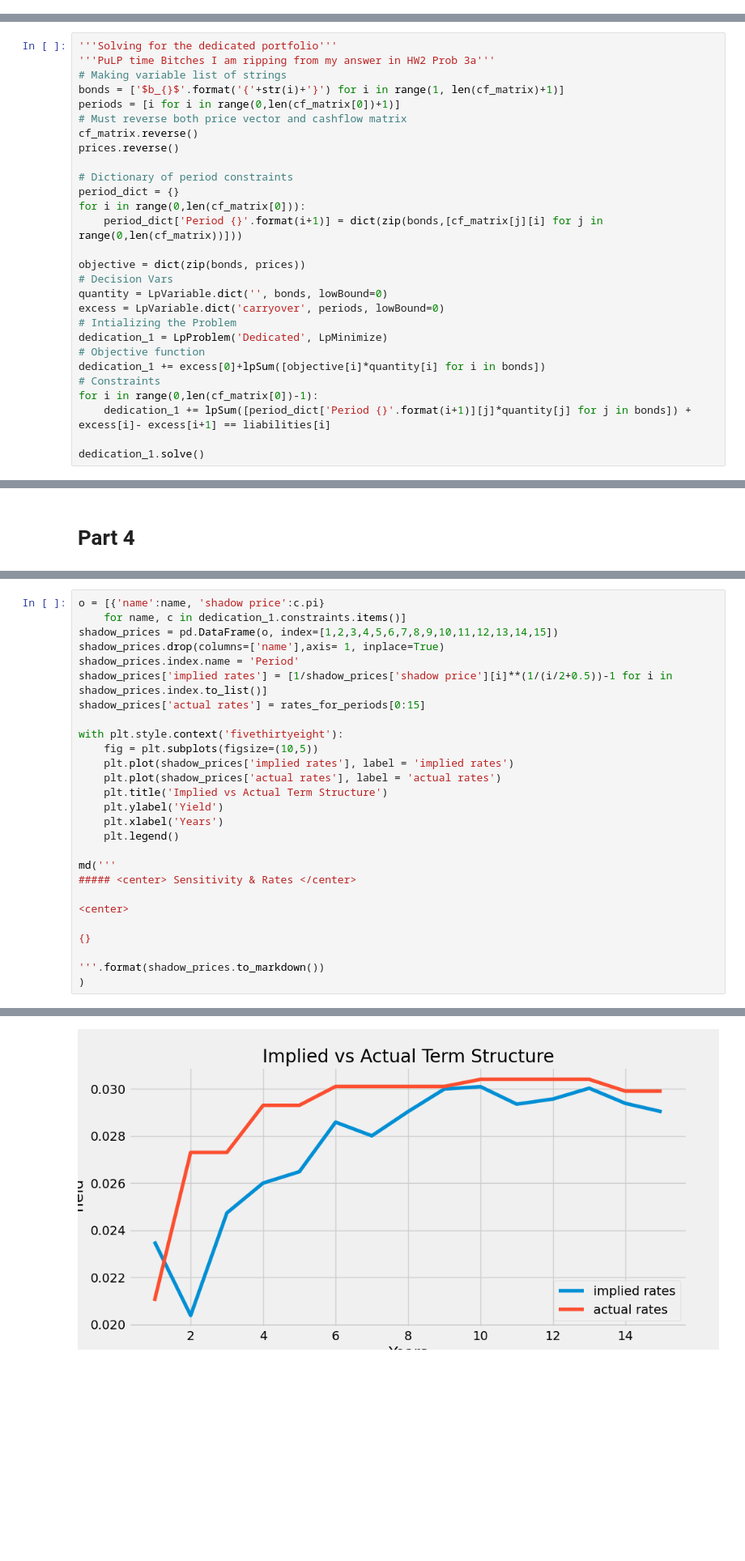
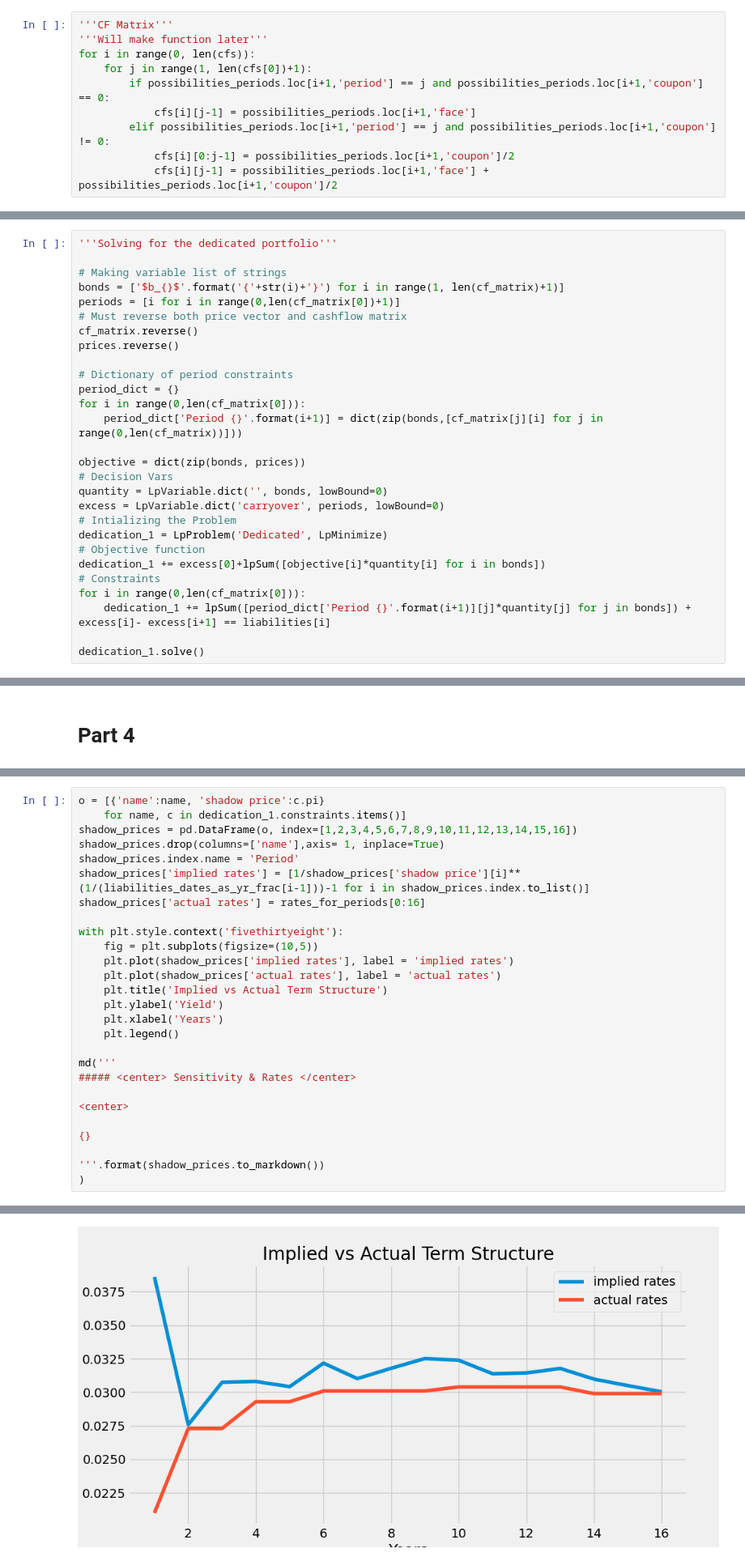
Before and after one commit to jdean53/finops_casestudy, a Jupyter notebook: chaz_nonsense.ipynb, the cells around one changed output, grey strips where cells are left out. Shown at 81% size. Saved outputs shown, nothing was run; the diff lists cells and outputs as text; blank space fills up the shorter version.

```diff
--- a/chaz_nonsense.ipynb
+++ b/chaz_nonsense.ipynb
@@ -415,10 +357,20 @@ for i in range(0, len(cfs)):
+# %%
+'''CF Matrix'''
+'''Will make function later'''
+for i in range(0, len(cfs)):
+    for j in range(1, len(cfs[0])+1):
+        if possibilities_periods.loc[i+1,'period'] == j and possibilities_periods.loc[i+1,'coupon'] == 0:
+            cfs[i][j-1] = possibilities_periods.loc[i+1,'face']
+        elif possibilities_periods.loc[i+1,'period'] == j and possibilities_periods.loc[i+1,'coupon'] != 0:
+            cfs[i][0:j-1] = possibilities_periods.loc[i+1,'coupon']/2
+            cfs[i][j-1] = possibilities_periods.loc[i+1,'face'] + possibilities_periods.loc[i+1,'coupon']/2
 # %%
 '''Changing the CF matrix to a List of Lists just to be safe as PuLP may not use numpy arrays'''
 
 cf_matrix = cfs.tolist()
 # %%
 '''Solving for the dedicated portfolio'''
-'''PuLP time Bitches I am ripping from my answer in HW2 Prob 3a'''
+
 # Making variable list of strings
 bonds = ['$b_{}$'.format('{'+str(i)+'}') for i in range(1, len(cf_matrix)+1)]
 periods = [i for i in range(0,len(cf_matrix[0])+1)]
@@ -440,7 +392,7 @@ dedication_1 = LpProblem('Dedicated', LpMinimize)
 # Objective function
 dedication_1 += excess[0]+lpSum([objective[i]*quantity[i] for i in bonds])
 # Constraints
-for i in range(0,len(cf_matrix[0])-1):
+for i in range(0,len(cf_matrix[0])):
     dedication_1 += lpSum([period_dict['Period {}'.format(i+1)][j]*quantity[j] for j in bonds]) + excess[i]- excess[i+1] == liabilities[i]
 
 dedication_1.solve()
@@ -539,11 +532,11 @@ rates_for_periods[0:15]
 # %%
 o = [{'name':name, 'shadow price':c.pi}
     for name, c in dedication_1.constraints.items()]
-shadow_prices = pd.DataFrame(o, index=[1,2,3,4,5,6,7,8,9,10,11,12,13,14,15])
+shadow_prices = pd.DataFrame(o, index=[1,2,3,4,5,6,7,8,9,10,11,12,13,14,15,16])
 shadow_prices.drop(columns=['name'],axis= 1, inplace=True)
 shadow_prices.index.name = 'Period'
-shadow_prices['implied rates'] = [1/shadow_prices['shadow price'][i]**(1/(i/2+0.5))-1 for i in shadow_prices.index.to_list()]
-shadow_prices['actual rates'] = rates_for_periods[0:15]
+shadow_prices['implied rates'] = [1/shadow_prices['shadow price'][i]**(1/(liabilities_dates_as_yr_frac[i-1]))-1 for i in shadow_prices.index.to_list()]
+shadow_prices['actual rates'] = rates_for_periods[0:16]
 
 with plt.style.context('fivethirtyeight'):
     fig = plt.subplots(figsize=(10,5))
@@ -589 +583 @@ md('''
-[figure, old version]
+[figure, new version]
```
Also changed, not shown: parts of 13 cells of this notebook, 2 other files.
